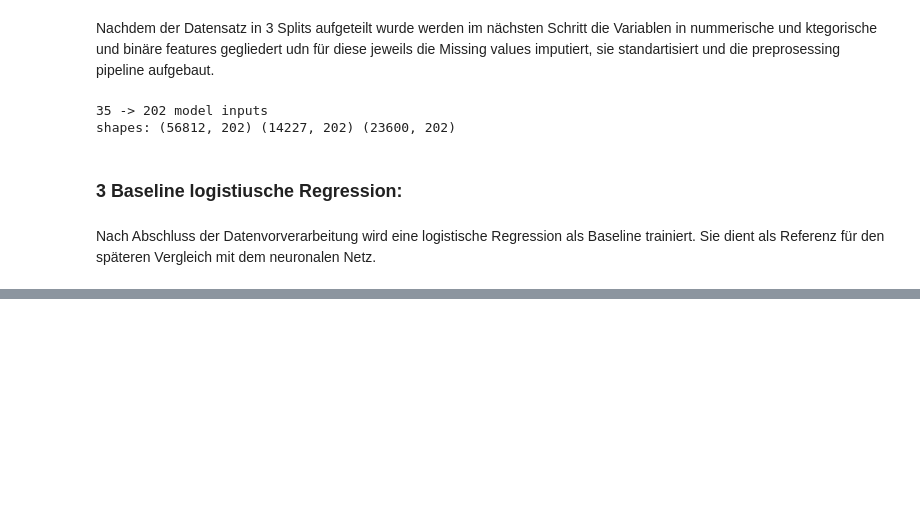
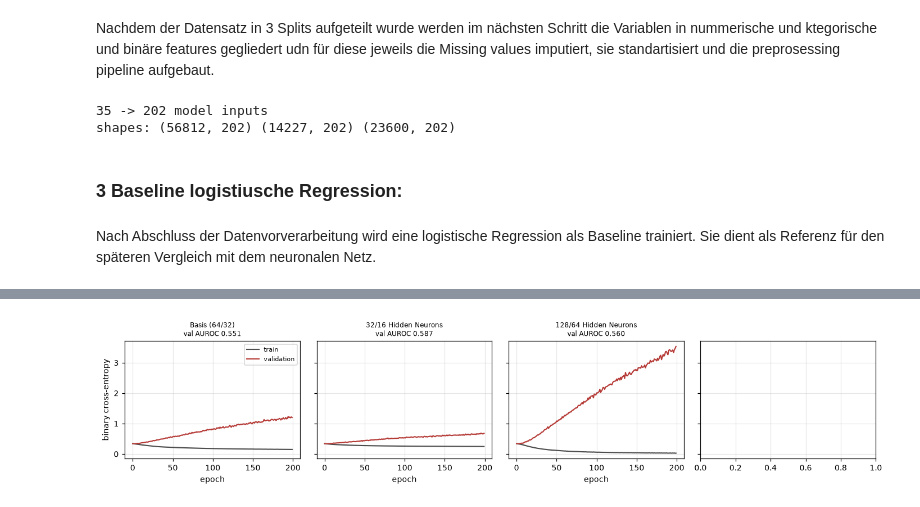
Before and after one commit to Marcinho2107/KIGW, a Jupyter notebook: ue1/ue1_elbischger_krauss.ipynb, the cells around one changed output, grey strips where cells are left out. Cells and saved outputs as stored; diff of their text form; code cells hidden in the pictures; blank space fills up the shorter version.

```diff
--- a/ue1/ue1_elbischger_krauss.ipynb
+++ b/ue1/ue1_elbischger_krauss.ipynb
@@ -676,14 +676,15 @@ shapes: (56812, 202) (14227, 202) (23600, 202)
 # %% [markdown]
 Nach Abschluss der Datenvorverarbeitung wird eine logistische Regression als Baseline trainiert. Sie dient als Referenz für den späteren Vergleich mit dem neuronalen Netz.
 # %%
-#Logistische Regression als Baseline trainieren
-logreg_model = LogisticRegression(max_iter=2000)   #max_iter=2000 -> maximale Anzahl an Iterationen für die Ermittlung der Gewichte
-logreg_model.fit(X_train, y_train)                 #Modelltraining mit Trainingsdaten -> ermittelt Gewichte der Features
+lr_model = LogisticRegression(max_iter=2000)
+lr_model.fit(X_train, y_train)
 
-#Wahrscheinlichkeit für die positive Klasse (Wiederaufnahme <30 Tage) im Validierungsset
-probability_val_lr = logreg_model.predict_proba(X_val)[:, 1]
 
-#Bewertung nur auf dem Validierungsset
-auroc_val_lr = roc_auc_score(y_val, probability_val_lr)
-print("Logistische Regression:   validation-AUROC %.4f" % auroc_val_lr)
+p_va_lr = lr_model.predict_proba(X_val)[:, 1]
+p_te_lr = lr_model.predict_proba(X_test)[:, 1]
+
+print("logistic regression   Validation-AUROC %.4f   test-AUROC %.4f"
+      % (roc_auc_score(y_val, p_va_lr), roc_auc_score(y_test, p_te_lr)))
+
+print("Probabilities for the first 5 test samples:\n ", p_te_lr[:5].round(4))
 # %% [output]
@@ -694,0 +728,82 @@ Das neuronale Netz hat somit einen Wert den es übertreffen muss, um eine Verbes
+# %%
+n_features = X_train.shape[1]   #Anzahl der Features -> X_Train = nummerische Matrix
+
+#Funktion für die Architektur des neuronalen Netzes definieren mit Standard ohne L2 Regularizierung und Dropout
+def build_reg(hidden=64, p_drop=0.0, l2=0.0, optimizer="adam"): #optimizer=adam/sgd
+    # add L2 regularization to the kernel of the Dense layers if l2 > 0
+    # Wenn l2 ungleich 0 ist, einen L2-Regularisierer erstellen.
+    # Bei l2=0 wird None verwendet, also keine L2-Regularisierung.
+    reg = keras.regularizers.l2(l2) if l2 else None     #DAS IST L2 nicht 12 XD
+
+    #Modellarchitektur definieren
+    m = keras.Sequential([
+        layers.Input(shape=(n_features,)),
+        layers.Dense(hidden, activation="relu", kernel_regularizer=reg),    #hidden-Neurone und Relu für nichtlineare ZUsamenhang; kerne_reg -> L2-Regularisierung für die Gewichte
+        # Dropout auf die Ausgaben
+        layers.Dropout(p_drop),
+        layers.Dense(hidden // 2, activation="relu", kernel_regularizer=reg),
+        layers.Dropout(p_drop),
+        layers.Dense(1), # Ein Ausgabeneuron ohne Aktivierung -> liefert Logit.
+    ])
+
+    #Auswahl des Optimizer
+    if optimizer == "adam":
+        opt = keras.optimizers.Adam(learning_rate=1e-3)
+    elif optimizer == "sgd":
+        opt = keras.optimizers.SGD(learning_rate=1e-3, momentum=0.9)
+    else:
+        raise ValueError("Unbekannter Optimierer: " + optimizer)
+
+    #Festlegen wie trainiern und optimiert wird
+    m.compile(optimizer=opt,    #Adam-Optimierer(Anpassung Gewichte) mit Lernrate (in Klammer)
+              loss=keras.losses.BinaryCrossentropy(from_logits=True),   #BinaryCrossentropy -> vergleicht die vom Modell ausgegebene Wahrscheinlichkeit (zwischen 0 und 1) mit dem echten Label
+                                                                        #Je weiter Vorhersage von der tatsächlichen Klasse abweicht, desto höher ist der Verlust (Loss).
+              metrics=[keras.metrics.AUC(from_logits=True, name="auc")])
+    return m
+
+# Funktion zur Berechnung der Wahrscheinlichkeiten für die positive Klasse (1) aus den Outcome Logits des Modells
+def probs(model, A):
+    return 1 / (1 + np.exp(-model.predict(A, verbose=0).ravel()))
+
+# Funktion für Modelltraining und Evaluierung auf dem Validierungsset -> einfacher mehrere Trainings mit unterschiedlichen  Parametern
+# mit unterschiedlichen Regularisierungen
+def run_reg(label, epochs=200, early=False, **kw): # epochs: maximale Anzahl Durchläufe durch die Trainingsdaten
+                                                   # **kw allows passing additional keyword arguments to build_reg ()
+    keras.utils.set_random_seed(SEED)       #für reproduzierbare und vergleichbare Trainigs; Zufallswert für Initioalisierung der Gewichte
+    m = build_reg(**kw)     #aufruf der oberen Funktion zur Erstellung eines Modells
+
+    cbs = []    # define callbacks for early stopping if early=True
+    if early:
+        cbs = [keras.callbacks.EarlyStopping(monitor="val_auc", mode="max",    # Validierungsauroc überwache -> je höher deso besser
+                                             patience=20, # Anzahl der Epochen bei der sich die Aroc nicht ändert -> dann stoppen
+                                             restore_best_weights=True)]    #dann Gewichte der besten Auroc wiederherstellen
+
+    #Mit m.fit das Modell trainiern (x&Y = Fetures und Zielwerte); validationDate zur Validierung nach jeder Epoche
+    h = m.fit(X_train, y_train_f, validation_data=(X_val, y_val_f), epochs=epochs,
+              batch_size=32, verbose=0, callbacks=cbs)      #batch -> blockweiser Trainingsdatensatz ; vorbose = Fortschrittsanzeige
+
+    auc = roc_auc_score(Y_val, probs(m, X_val))     #Wahrscheinlichkeiten berechnen (probs) und mit tatsächlichen Y_val vergelichm
+
+    # Versuchsname, Modell, Trainingshistorie und Validierungs-AUROC zurückgeben.
+    return label, m, h, auc
+
+#Verschieden Durchläufe mit verschiedenen Regularizierungen
+runs = [
+    run_reg("Basis (64/32)"),
+    run_reg("32/16 Hidden Neurons", hidden=32),
+    run_reg("128/64 Hidden Neurons", hidden=128),
+]
+for label, _, h, auc in runs:
+    print(f"{label:<20}  epochs run {len(h.history['loss']):>3}   val AUROC {auc:.4f}")
+
+
+#Ausgabe der Plots
+fig, axes = plt.subplots(1, 4, figsize=(13, 2.9), sharey=True)
+for ax, (label, _, h, auc) in zip(axes, runs):
+    ax.plot(h.history["loss"], color="0.3", lw=1.4, label="train")
+    ax.plot(h.history["val_loss"], color="#b53a36", lw=1.4, label="validation")
+    ax.set_title(f"{label}\nval AUROC {auc:.3f}", fontsize=8)
+    ax.set_xlabel("epoch")
+axes[0].set_ylabel("binary cross-entropy"); axes[0].legend(fontsize=7)
+plt.tight_layout(); plt.show()
+# %% [output]
@@ -694,0 +813 @@ Das neuronale Netz hat somit einen Wert den es übertreffen muss, um eine Verbes
+[figure, added]
```
Also changed, not shown: parts of 12 cells of this notebook, 1 other file.
